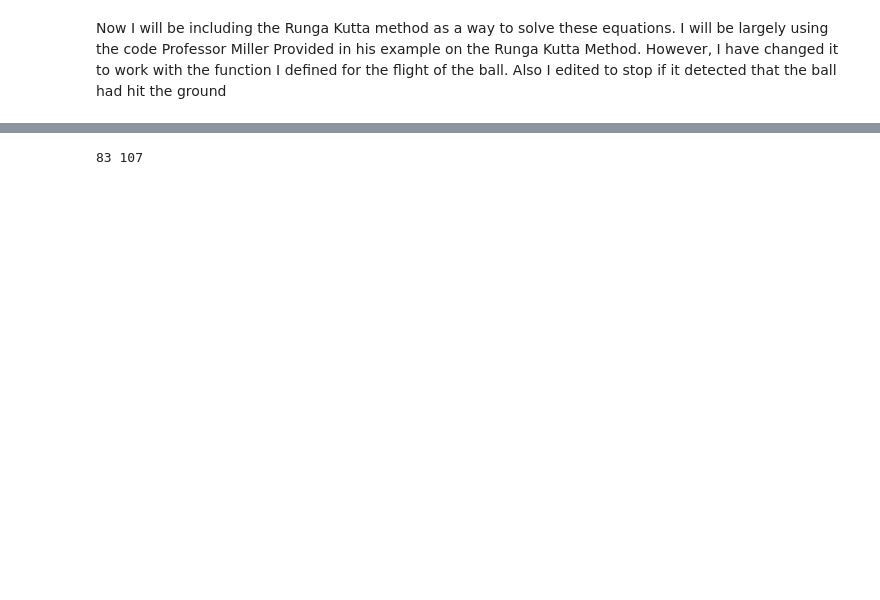
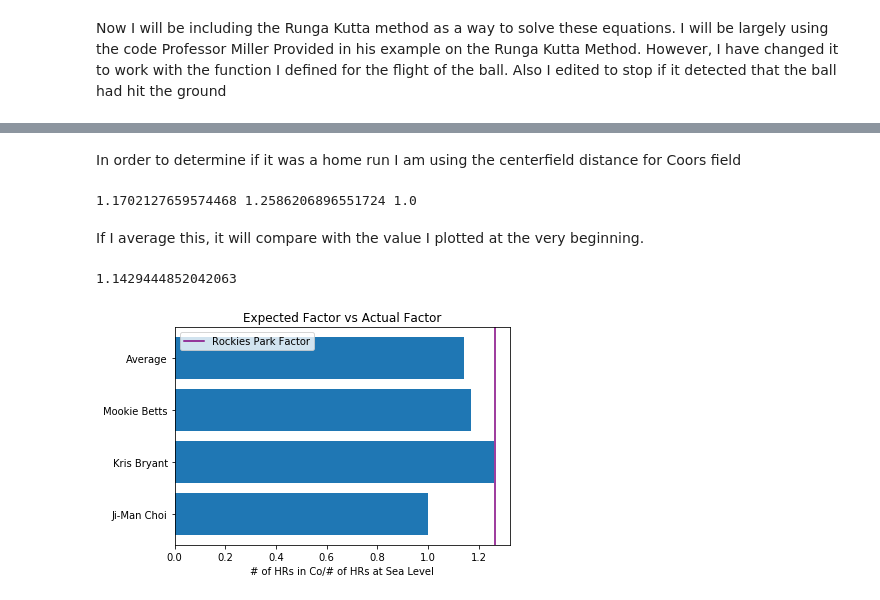
Before and after one commit to dsharkey99/PHYS250-Final, a Jupyter notebook: High Altitude Home Runs.ipynb, the cells around one changed output, grey strips where cells are left out. Saved outputs shown, nothing was run; the diff lists cells and outputs as text; code cells hidden in the pictures; blank space fills up the shorter version.

Commit message:
Finale results look good after a bug fix

```diff
--- a/High Altitude Home Runs.ipynb
+++ b/High Altitude Home Runs.ipynb
@@ -186,11 +188,7 @@ Now we want to test a set of data to see how many more home runs come out of the
 # %%
-mbactualdist,mbspeedmph, mbangledeg, mbspinrpm = np.loadtxt('Betsdata.csv', unpack=True, skiprows=1,delimiter=',', usecols=(0,1,2,3))
-kbactualdist,kbspeedmph, kbangledeg, kbspinrpm = np.loadtxt('Bryantdata.csv', unpack=True, skiprows=1,delimiter=',', usecols=(0,1,2,3))
-jcactualdist,jcspeedmph, jcangledeg, jcspinrpm = np.loadtxt('Jimandata.csv', unpack=True, skiprows=1,delimiter=',', usecols=(0,1,2,3))
-
-mbspin=(mbspinrpm/60) #All the conversion from rpm to rps
-kbspin=(kbspinrpm/60)
-jcspin=(jcspinrpm/60)
+mbactualdist,mbspeedmph, mbangledeg = np.loadtxt('Betsdata.csv', unpack=True, skiprows=1,delimiter=',', usecols=(0,1,2))
+kbactualdist,kbspeedmph, kbangledeg = np.loadtxt('Bryantdata.csv', unpack=True, skiprows=1,delimiter=',', usecols=(0,1,2))
+jcactualdist,jcspeedmph, jcangledeg = np.loadtxt('Jimandata.csv', unpack=True, skiprows=1,delimiter=',', usecols=(0,1,2))
 
 mbspeed=(mbspeedmph/2.23694) #convert to mps
 kbspeed=(kbspeedmph/2.23694)
@@ -238,16 +273,54 @@ for y,s in zip (y_jc, jcspin):
     tempclean=Cleanerfunc(temp)
     jcxfinalco.append(tempclean[-1][0])
 jcxfinalsea=[]
-for y,s in zip (y_kb, kbspin):
+for y,s in zip (y_jc, jcspin):
     temp=RungeKutta4(Baseballflight,y,T,s,'sea')
     tempclean=Cleanerfunc(temp)
     jcxfinalsea.append(tempclean[-1][0])
+# %% [markdown]
+In order to determine if it was a home run I am using the centerfield distance for Coors field
 # %%
 def Homeruncounter(xdist):
     counter=0
     for d in xdist:
-        if d>123:
+        if d>126:
             counter+=1
     return(counter)
+HRjcsea=Homeruncounter(jcxfinalsea)
+HRjcco=Homeruncounter(jcxfinalsea)
+
+HRkbsea=Homeruncounter(kbxfinalsea)
+HRkbco=Homeruncounter(kbxfinalco)
+
+HRmbsea=Homeruncounter(mbxfinalsea)
+HRmbco=Homeruncounter(mbxfinalco)
+
+
+MBratio=HRmbco/HRmbsea
+KBratio=HRkbco/HRkbsea
+JCratio=HRjcco/HRjcsea
+
+print(MBratio,KBratio,JCratio)
 # %% [output]
-83 107
+1.1702127659574468 1.2586206896551724 1.0
+# %% [markdown]
+If I average this, it will compare with the value I plotted at the very beginning.
+# %%
+AverageFactor=(MBratio+KBratio+JCratio)/3
+print(AverageFactor)
+Names=['Ji-Man Choi','Kris Bryant','Mookie Betts','Average']
+Ratios=[JCratio,KBratio,MBratio,AverageFactor]
+# %% [output]
+1.1429444852042063
+# %%
+y_pos=np.arange(len(Names))
+fig =
+plt.barh(y_pos,Ratios,align='center',alpha=1,)
+plt.yticks(y_pos,Names)
+plt.axvline(x=1.266, color='purple',label= 'Rockies Park Factor')
+plt.legend()
+plt.xlabel('# of HRs in Co/# of HRs at Sea Level')
+plt.title('Expected Factor vs Actual Factor')
+plt.savefig('Result')
+# %% [output]
+[figure, added]
```
Also changed, not shown: parts of 9 cells of this notebook, 4 other files.
